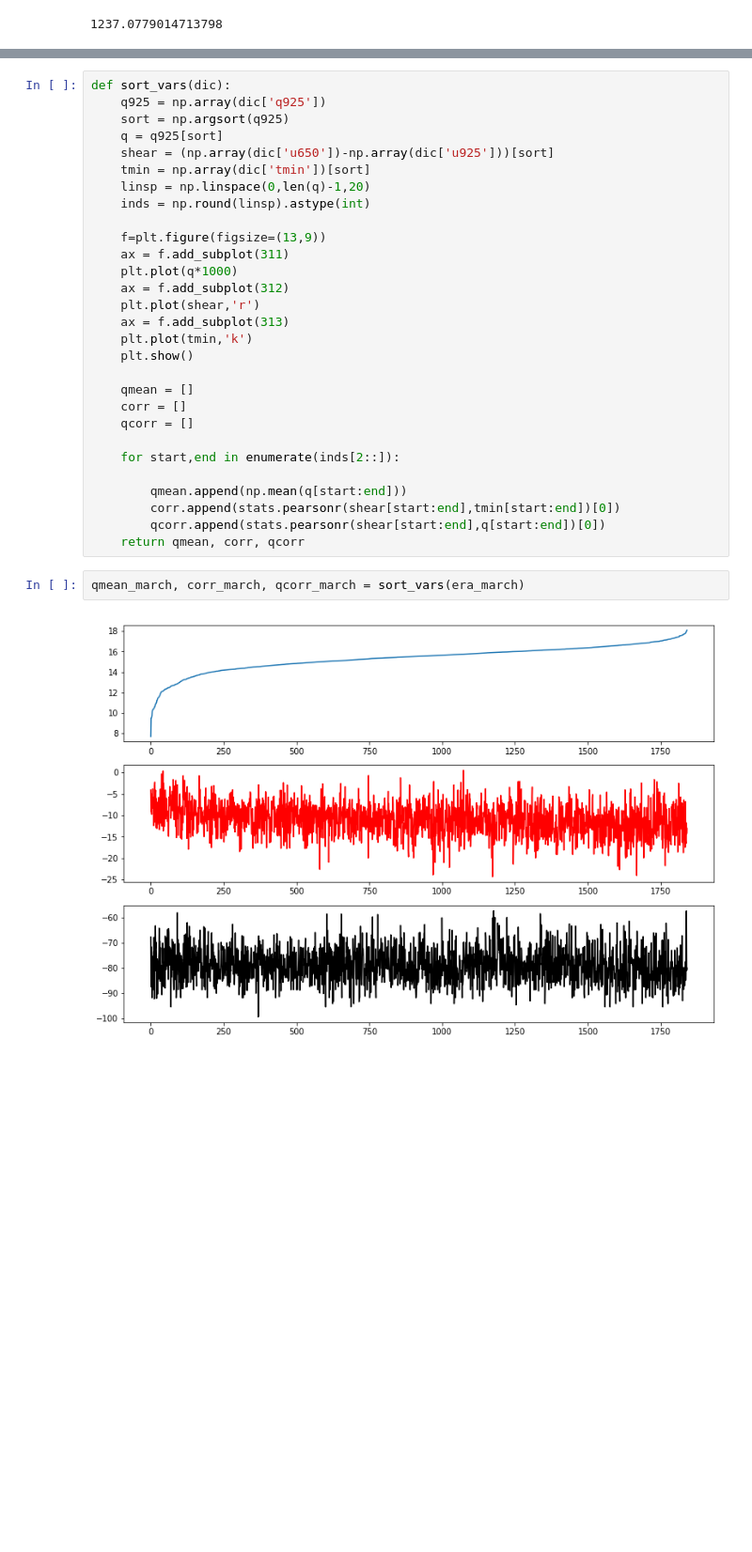
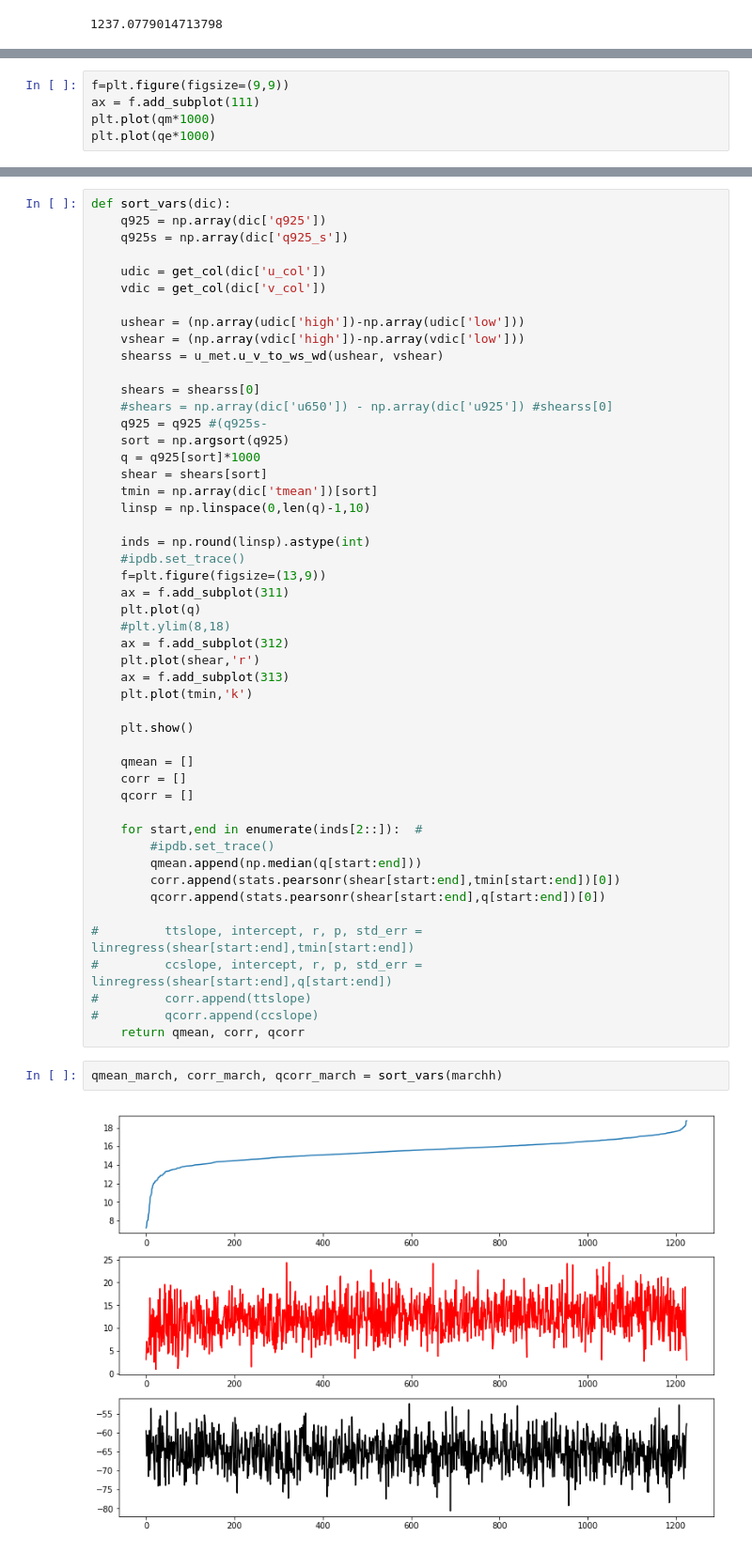
Before and after one commit to cornkle/proj_CEH, a Jupyter notebook: notebooks/CLOVER_soundings_March_Oct_stormtime_qfunction.ipynb, the cells around one changed output, grey strips where cells are left out. Shown at 94% size. Drawn from its saved outputs; the diff is of its cells as text; blank space fills up the shorter version.

```diff
--- a/notebooks/CLOVER_soundings_March_Oct_stormtime_qfunction.ipynb
+++ b/notebooks/CLOVER_soundings_March_Oct_stormtime_qfunction.ipynb
@@ -158,0 +157,5 @@ era_all['dates'][0].month
+# %%
+f=plt.figure(figsize=(9,9))
+ax = f.add_subplot(111)
+plt.plot(qm*1000)
+plt.plot(qe*1000)
@@ -159,34 +177,54 @@ era_all['dates'][0].month
 # %%
 def sort_vars(dic):
     q925 = np.array(dic['q925'])
+    q925s = np.array(dic['q925_s'])
+
+    udic = get_col(dic['u_col'])
+    vdic = get_col(dic['v_col'])
+
+    ushear = (np.array(udic['high'])-np.array(udic['low']))
+    vshear = (np.array(vdic['high'])-np.array(vdic['low']))
+    shearss = u_met.u_v_to_ws_wd(ushear, vshear)
+
+    shears = shearss[0]
+    #shears = np.array(dic['u650']) - np.array(dic['u925']) #shearss[0]
+    q925 = q925 #(q925s-
     sort = np.argsort(q925)
-    q = q925[sort]
-    shear = (np.array(dic['u650'])-np.array(dic['u925']))[sort]
-    tmin = np.array(dic['tmin'])[sort]
-    linsp = np.linspace(0,len(q)-1,20)
+    q = q925[sort]*1000
+    shear = shears[sort]
+    tmin = np.array(dic['tmean'])[sort]
+    linsp = np.linspace(0,len(q)-1,10)
+
     inds = np.round(linsp).astype(int)
-
+    #ipdb.set_trace()
     f=plt.figure(figsize=(13,9))
     ax = f.add_subplot(311)
-    plt.plot(q*1000)
+    plt.plot(q)
+    #plt.ylim(8,18)
     ax = f.add_subplot(312)
     plt.plot(shear,'r')
     ax = f.add_subplot(313)
     plt.plot(tmin,'k')
+
     plt.show()
 
     qmean = []
     corr = []
     qcorr = []
 
-    for start,end in enumerate(inds[2::]):
-
-        qmean.append(np.mean(q[start:end]))
+    for start,end in enumerate(inds[2::]):  #
+        #ipdb.set_trace()
+        qmean.append(np.median(q[start:end]))
         corr.append(stats.pearsonr(shear[start:end],tmin[start:end])[0])
         qcorr.append(stats.pearsonr(shear[start:end],q[start:end])[0])
+
+#         ttslope, intercept, r, p, std_err = linregress(shear[start:end],tmin[start:end])
+#         ccslope, intercept, r, p, std_err = linregress(shear[start:end],q[start:end])
+#         corr.append(ttslope)
+#         qcorr.append(ccslope)
     return qmean, corr, qcorr
 # %%
-qmean_march, corr_march, qcorr_march = sort_vars(era_march)
+qmean_march, corr_march, qcorr_march = sort_vars(marchh)
 # %% [output]
-[figure, old version]
+[figure, new version]
 # %%
```
Also changed, not shown: parts of 36 cells of this notebook, 4 other files.
